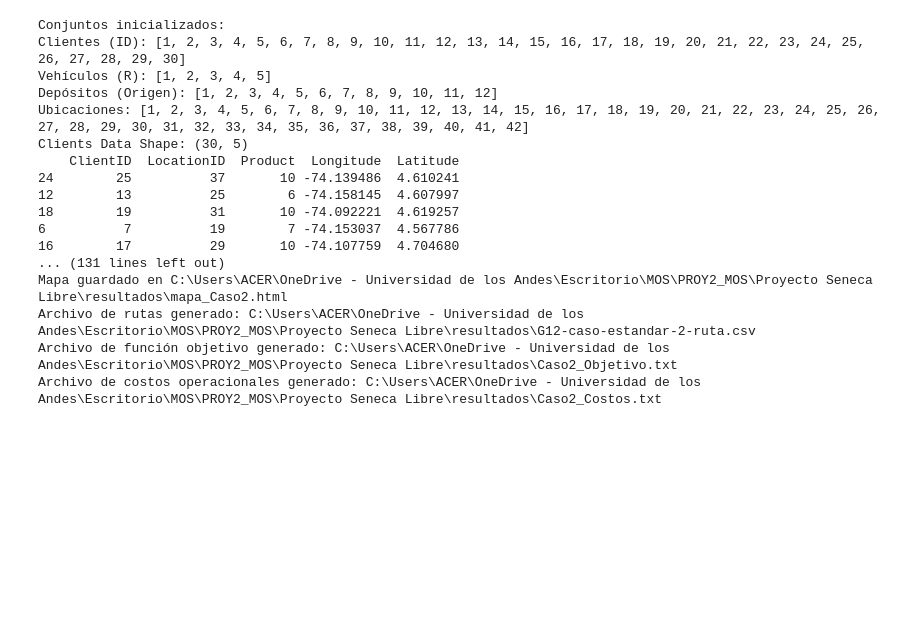
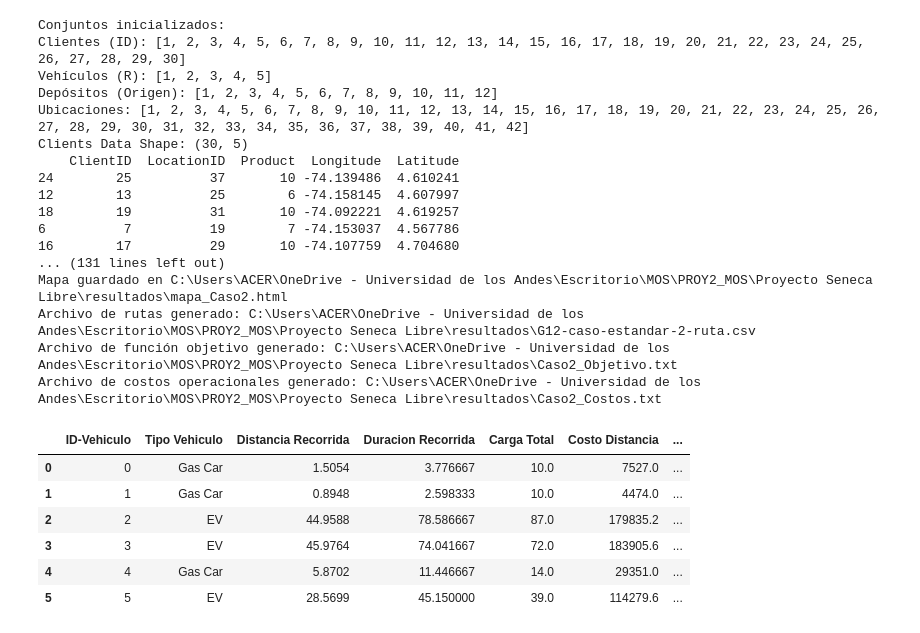
Before and after one commit to Pipeperez1305/PROY2_MOS, a Jupyter notebook: ENTREGA2_PROYECTO_MOS_af.perezm1-jl.rangel/Proyecto2_MOS_Class.ipynb, the cells around one changed output. Cells and saved outputs as stored; diff of their text form; code cells hidden in the pictures; blank space fills up the shorter version.

```diff
--- a/ENTREGA2_PROYECTO_MOS_af.perezm1-jl.rangel/Proyecto2_MOS_Class.ipynb
+++ b/ENTREGA2_PROYECTO_MOS_af.perezm1-jl.rangel/Proyecto2_MOS_Class.ipynb
@@ -682,3 +718,33 @@ Mapa guardado en C:\Users\ACER\OneDrive - Universidad de los Andes\Escritorio\MO
 Archivo de rutas generado: C:\Users\ACER\OneDrive - Universidad de los Andes\Escritorio\MOS\PROY2_MOS\Proyecto Seneca Libre\resultados\G12-caso-estandar-2-ruta.csv
 Archivo de función objetivo generado: C:\Users\ACER\OneDrive - Universidad de los Andes\Escritorio\MOS\PROY2_MOS\Proyecto Seneca Libre\resultados\Caso2_Objetivo.txt
 Archivo de costos operacionales generado: C:\Users\ACER\OneDrive - Universidad de los Andes\Escritorio\MOS\PROY2_MOS\Proyecto Seneca Libre\resultados\Caso2_Costos.txt
+# %%
+#INFORMACIÓN ADICIONAL: Generar dataframe con el reporte de costos para cada vehículo
+costos2=[]
+
+for v in vrp_case_2.model.V:
+    tipo_v=vrp_case_2.vehicles_info.loc[v, "VehicleType"]
+    distancia_recorrida = sum( vrp_case_2.model.distances[i, j] * pyo.value(vrp_case_2.model.x[i, j, v]) for i in vrp_case_2.model.N for j in vrp_case_2.model.N if i != j)
+    duracion_recorrida = sum( vrp_case_2.model.durations[i, j] * pyo.value(vrp_case_2.model.x[i, j, v]) for i in vrp_case_2.model.N for j in vrp_case_2.model.N if i != j)
+    carga_total = sum(vrp_case_2.model.demand[i] * pyo.value(vrp_case_2.model.x[i, j, v]) for i in vrp_case_2.model.C for j in vrp_case_2.model.N if i != j)
+    costo_distancia = sum( vrp_case_2.model.cost_per_km[v] * vrp_case_2.model.distances[i, j] * pyo.value(vrp_case_2.model.x[i, j, v]) for i in vrp_case_2.model.N for j in vrp_case_2.model.N if i != j)
+    costo_duracion = sum( vrp_case_2.model.cost_per_min[v] * vrp_case_2.model.durations[i, j] * pyo.value(vrp_case_2.model.x[i, j, v]) for i in vrp_case_2.model.N for j in vrp_case_2.model.N if i != j)
+    costo_mantenimiento = vrp_case_2.model.maintenance_cost[v] * pyo.value(vrp_case_2.model.v_use[v])
+    costo_carga = sum(vrp_case_2.model.cost_per_load * vrp_case_2.model.demand[i] * pyo.value(vrp_case_2.model.x[i, j, v]) for i in vrp_case_2.model.C for j in vrp_case_2.model.N if i != j)
+    costo_fuel = sum(vrp_case_2.model.cost_per_combustible[v] * vrp_case_2.model.distances[i, j] * pyo.value(vrp_case_2.model.x[i, j, v]) * (1 / vrp_case_2.vehicles_info.loc[v, "Gas Efficiency [km/gal]"]) for i in vrp_case_2.model.N for j in vrp_case_2.model.N if i != j and vrp_case_2.vehicles_info.loc[v, "Gas Efficiency [km/gal]"] != 0)
+    costo_recharge = sum(vrp_case_2.model.cost_per_min[v] * (vrp_case_2.model.distances[i, j] * pyo.value(vrp_case_2.model.x[i, j, v]) * (1 / vrp_case_2.vehicles_info.loc[v, "Gas Efficiency [km/gal]"])) * (1 / vrp_case_2.vehicles_info.loc[v, "Recharge/Fuel Time [min/10 percent charge]"]) for i in vrp_case_2.model.N for j in vrp_case_2.model.N if i != j and vrp_case_2.vehicles_info.loc[v, "Gas Efficiency [km/gal]"] != 0)
+    costo_total = costo_distancia + costo_duracion + costo_mantenimiento + costo_carga + costo_fuel + costo_recharge
+    costos2.append([v, tipo_v, distancia_recorrida, duracion_recorrida, carga_total, costo_distancia, costo_duracion, costo_mantenimiento, costo_carga, costo_fuel, costo_recharge, costo_total])
+
+costos_df2 = pd.DataFrame(costos2, columns=["ID-Vehiculo", "Tipo Vehiculo", "Distancia Recorrida", "Duracion Recorrida", "Carga Total", "Costo Distancia", "Costo Duracion", "Costo Mantenimiento", "Costo Carga", "Costo Fuel", "Costo Recharge", "Costo Total"])
+costos_df2.to_csv(os.path.join(vrp_case_2.output_dir, f"costos_vehiculos_caso2.csv"), index=False)
+
+costos_df2
+# %% [output]
+|  | ID-Vehiculo | Tipo Vehiculo | Distancia Recorrida | Duracion Recorrida | Carga Total | Costo Distancia | ... |
+| 0 | 0 | Gas Car | 1.5054 | 3.776667 | 10.0 | 7527.0 | ... |
+| 1 | 1 | Gas Car | 0.8948 | 2.598333 | 10.0 | 4474.0 | ... |
+| 2 | 2 | EV | 44.9588 | 78.586667 | 87.0 | 179835.2 | ... |
+| 3 | 3 | EV | 45.9764 | 74.041667 | 72.0 | 183905.6 | ... |
+| 4 | 4 | Gas Car | 5.8702 | 11.446667 | 14.0 | 29351.0 | ... |
+| 5 | 5 | EV | 28.5699 | 45.150000 | 39.0 | 114279.6 | ... |
```
Also changed, not shown: parts of 2 cells of this notebook, 4 other files.
